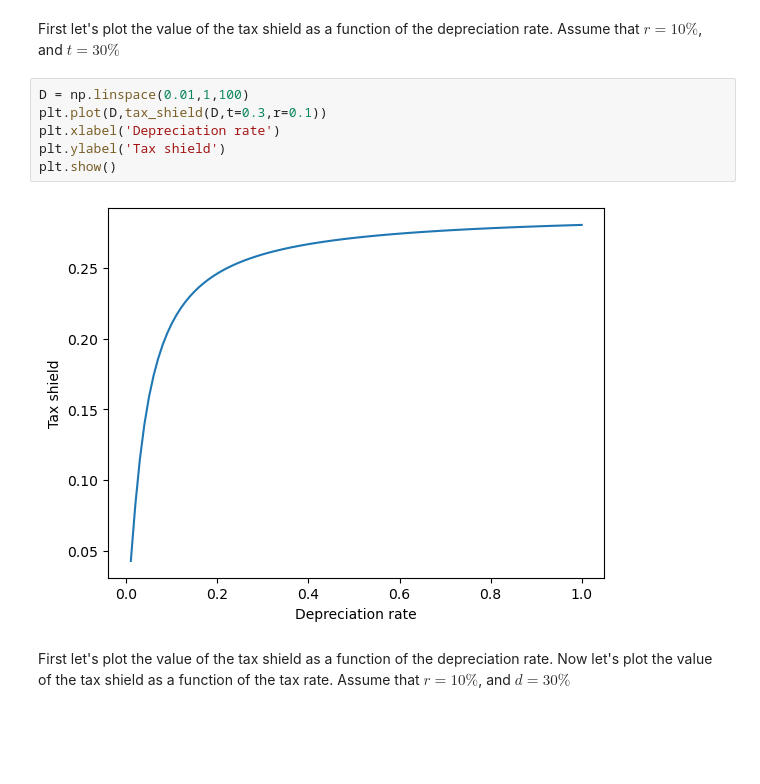
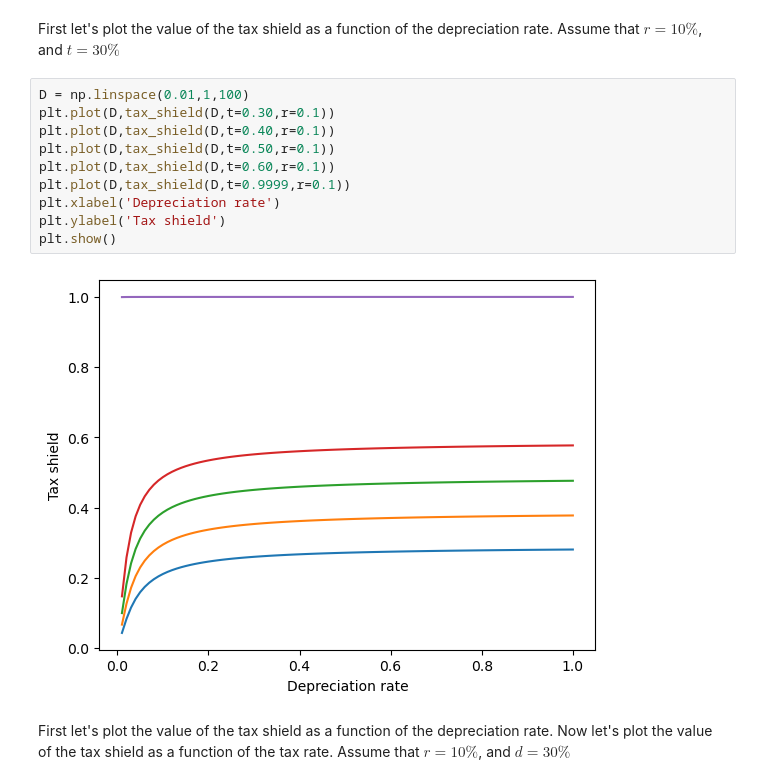
Before and after one commit to ArthurHowardMorris/ArthurHowardMorris.github.io, a Jupyter notebook: assets/slides/acct3210/S9/session9realvsfinan.ipynb, the cells around one changed output. Saved outputs shown, nothing was run; the diff lists cells and outputs as text; blank space fills up the shorter version.

```diff
--- a/assets/slides/acct3210/S9/session9realvsfinan.ipynb
+++ b/assets/slides/acct3210/S9/session9realvsfinan.ipynb
@@ -198,12 +198,16 @@ First let's plot the value of the tax shield as a function of the depreciation r
 Assume that $r=10\%$, and $t=30\%$
 # %%
 D = np.linspace(0.01,1,100)
-plt.plot(D,tax_shield(D,t=0.3,r=0.1))
+plt.plot(D,tax_shield(D,t=0.30,r=0.1))
+plt.plot(D,tax_shield(D,t=0.40,r=0.1))
+plt.plot(D,tax_shield(D,t=0.50,r=0.1))
+plt.plot(D,tax_shield(D,t=0.60,r=0.1))
+plt.plot(D,tax_shield(D,t=0.9999,r=0.1))
 plt.xlabel('Depreciation rate')
 plt.ylabel('Tax shield')
 plt.show()
 # %% [output]
-[figure, old version]
+[figure, new version]
 # %% [markdown]
 First let's plot the value of the tax shield as a function of the depreciation rate.
 Now let's plot the value of the tax shield as a function of the tax rate.
```
Also changed, not shown: parts of 2 cells of this notebook, 3 other files.
